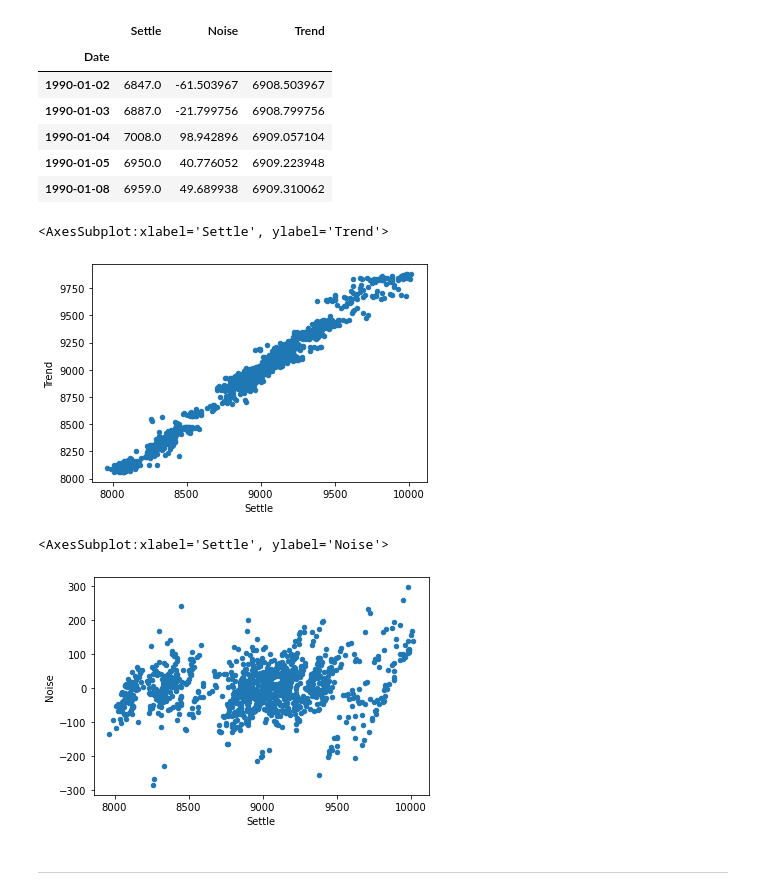
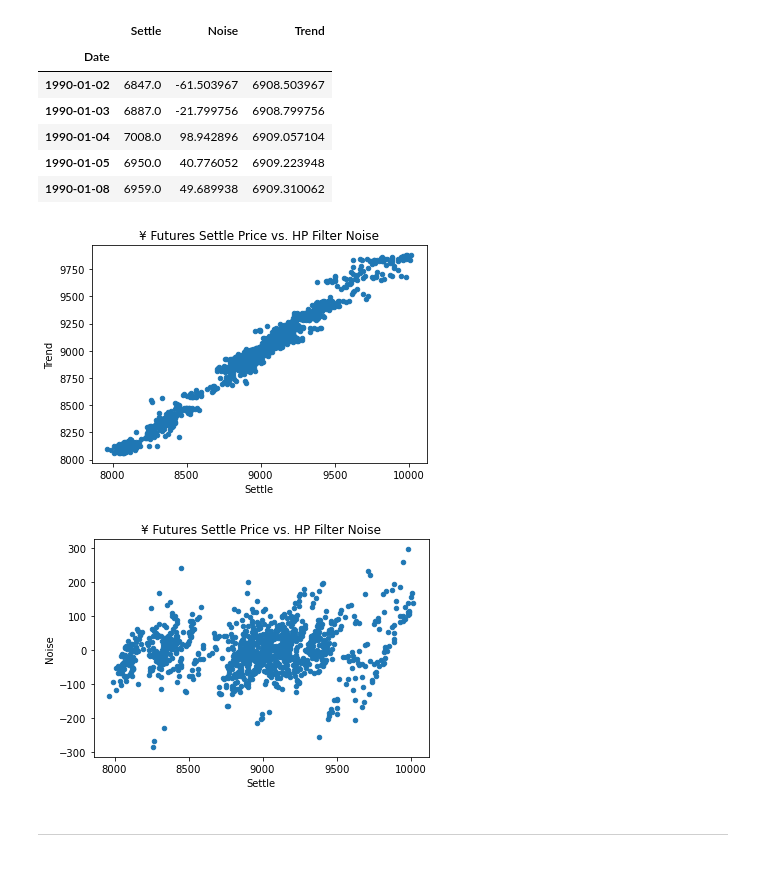
Before and after one commit to illyanyc/cu_fintech_assignments, a Jupyter notebook: 10_time_series/time_series_analysis.ipynb, the cells around one changed output. Drawn from its saved outputs; the diff is of its cells as text; code cells hidden in the pictures; blank space fills up the shorter version.

```diff
--- a/10_time_series/time_series_analysis.ipynb
+++ b/10_time_series/time_series_analysis.ipynb
@@ -6,3 +9,6 @@ from pathlib import Path
+# %%
+# Set to True if want to generate new plot figues at runtime. The plots in README.md file will be updated.
+gen_new_plots = True
 # %% [markdown]
 # Return Forecasting: Read Historical Daily Yen Futures Data
 In this notebook, you will load historical Dollar-Yen exchange rate futures data and apply time series analysis and modeling to determine whether there is any predictable behavior.
@@ -79,16 +85,16 @@ filtered_yen_futures.head()
 | 1990-01-08 | 6959.0 | 49.689938 | 6909.310062 |
 # %%
 # Plot the Settle Price vs. the Trend for 2015 to the present
-filtered_yen_futures.loc["2015-01-01":, :].plot.scatter('Settle','Trend')
+settle_vs_trend_fig = filtered_yen_futures.loc["2015-01-01":, :].plot.scatter('Settle','Trend', title='¥ Futures Settle Price vs. HP Filter Noise').get_figure()
+if gen_new_plots: settle_vs_trend_fig.savefig('img/settle_vs_trend_fig_hpfilter.png')
 # %% [output]
-<AxesSubplot:xlabel='Settle', ylabel='Trend'>
-[figure, old version]
+[figure, new version]
 # %%
 # Plot the Settle Noise
-filtered_yen_futures.loc["2015-01-01":, :].plot.scatter('Settle','Noise')
+settle_vs_noise_fig = filtered_yen_futures.loc["2015-01-01":, :].plot.scatter('Settle','Noise', title='¥ Futures Settle Price vs. HP Filter Noise').get_figure()
+if gen_new_plots: settle_vs_noise_fig.savefig('img/settle_vs_noise_fig_hpfilter.png')
 # %% [output]
-<AxesSubplot:xlabel='Settle', ylabel='Noise'>
-[figure, old version]
+[figure, new version]
 # %% [markdown]
 ---
 # %% [markdown]
```
Also changed, not shown: parts of 28 cells of this notebook, 10 other files.
